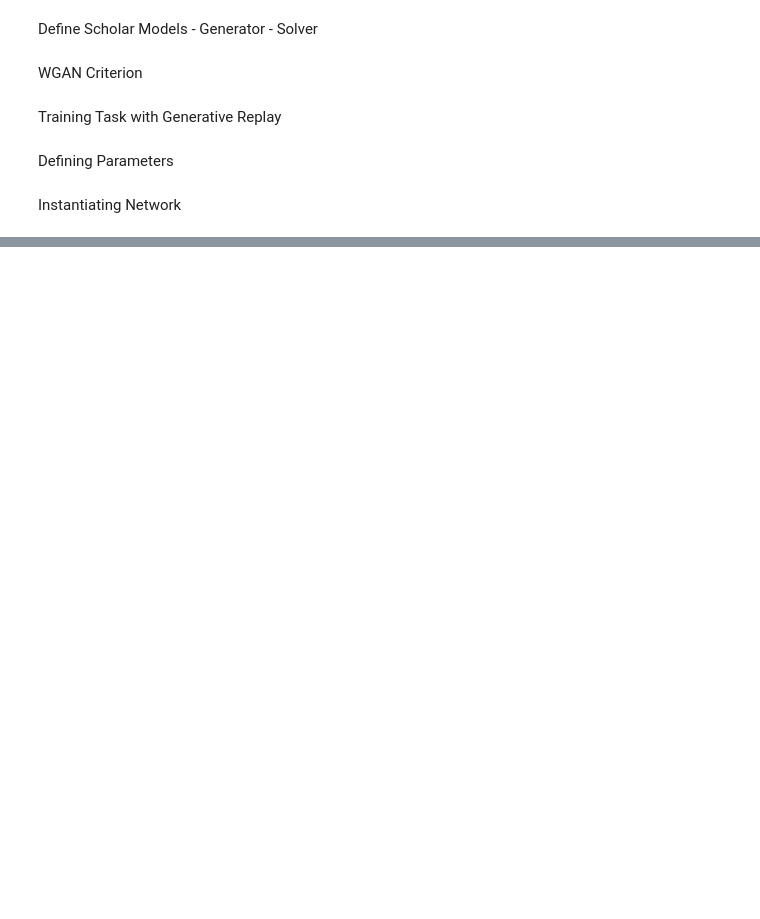
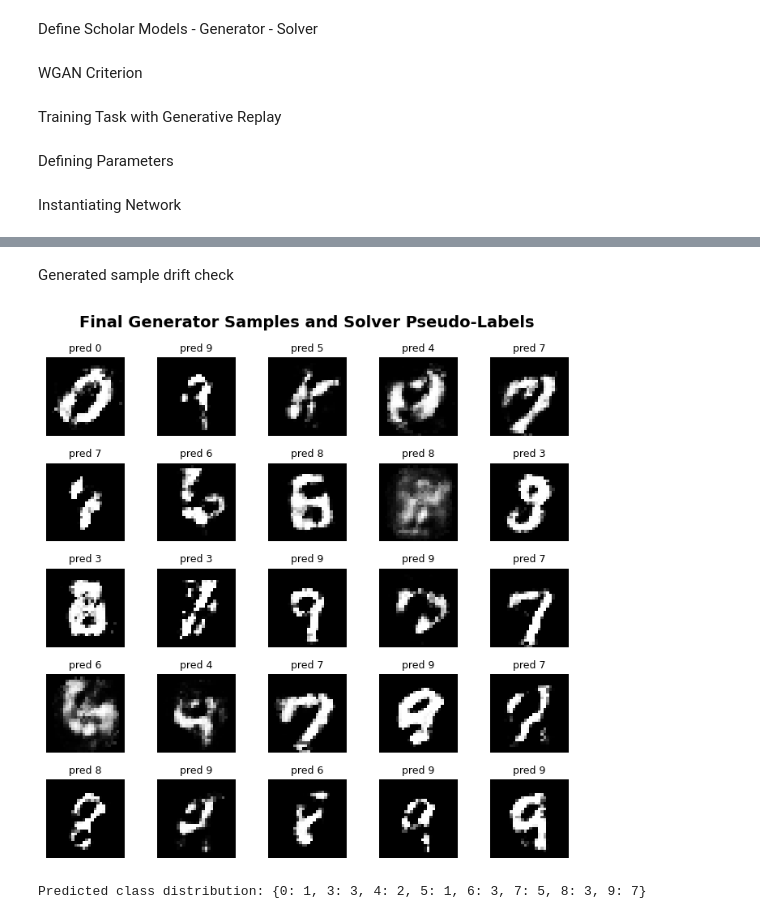
Before and after one commit to Bukunmi2108/ml-journey, a Jupyter notebook: research/p3/genreplay.ipynb, the cells around one changed output, grey strips where cells are left out. Drawn from its saved outputs; the diff is of its cells as text; code cells hidden in the pictures; blank space fills up the shorter version.

```diff
--- a/research/p3/genreplay.ipynb
+++ b/research/p3/genreplay.ipynb
@@ -361,0 +431,35 @@ Epoch 5 Complete. Solver Loss: 0.0000 | Critic Loss: -21.9716 | Gen Loss: 42.473
+# %% [markdown]
+Generated sample drift check
+# %%
+def show_generated_samples(generator, solver, n_samples=25, latent_dim=100):
+    generator.eval()
+    solver.eval()
+    with torch.no_grad():
+        z = torch.randn(n_samples, latent_dim, device=device)
+        generated = generator(z)
+        logits = solver(generated)
+        predicted = torch.argmax(logits, dim=1).cpu().numpy()
+
+    images = ((generated.detach().cpu() + 1) / 2).clamp(0, 1)
+    grid_size = int(np.ceil(np.sqrt(n_samples)))
+    fig, axes = plt.subplots(grid_size, grid_size, figsize=(7, 7))
+    axes = np.array(axes).reshape(-1)
+
+    for idx, ax in enumerate(axes):
+        ax.axis("off")
+        if idx < n_samples:
+            ax.imshow(images[idx].squeeze(), cmap="gray")
+            ax.set_title(f"pred {predicted[idx]}", fontsize=9)
+
+    plt.suptitle("Final Generator Samples and Solver Pseudo-Labels", fontsize=14, fontweight="bold")
+    plt.tight_layout()
+    plt.show()
+
+    unique, counts = np.unique(predicted, return_counts=True)
+    predicted_distribution = dict(zip(unique.tolist(), counts.tolist()))
+    print("Predicted class distribution:", predicted_distribution)
+
+show_generated_samples(current_generator, current_solver, n_samples=25, latent_dim=latent_dim)
+# %% [output]
+[figure, added]
+Predicted class distribution: {0: 1, 3: 3, 4: 2, 5: 1, 6: 3, 7: 5, 8: 3, 9: 7}
```
Also changed, not shown: parts of 8 cells of this notebook.
